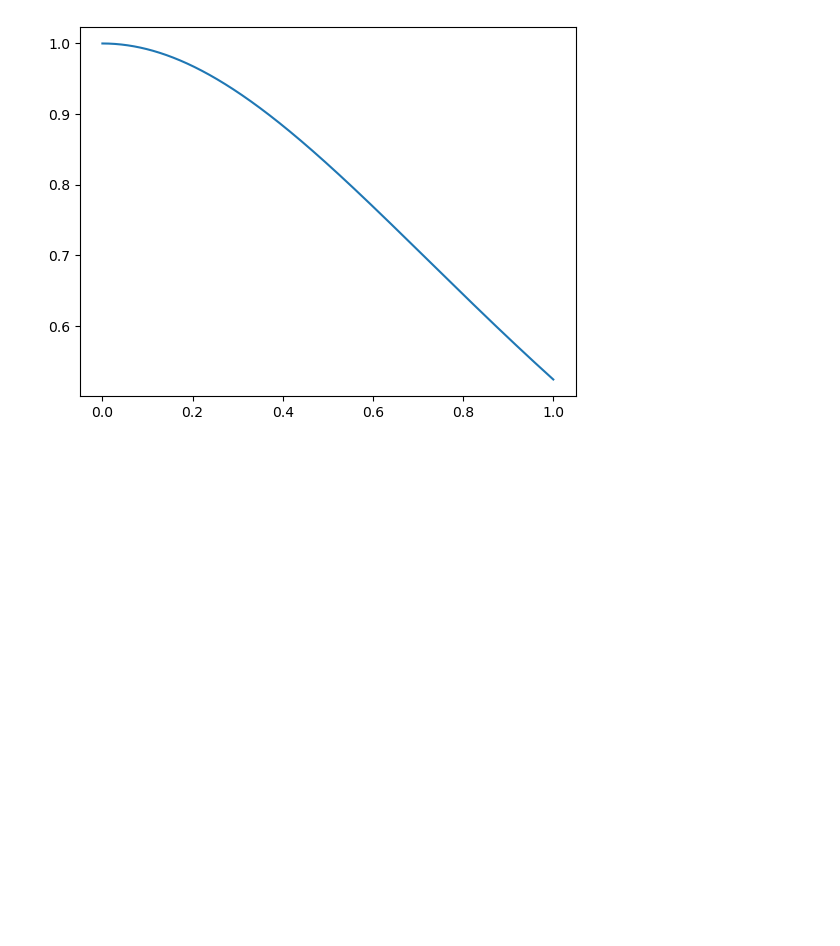
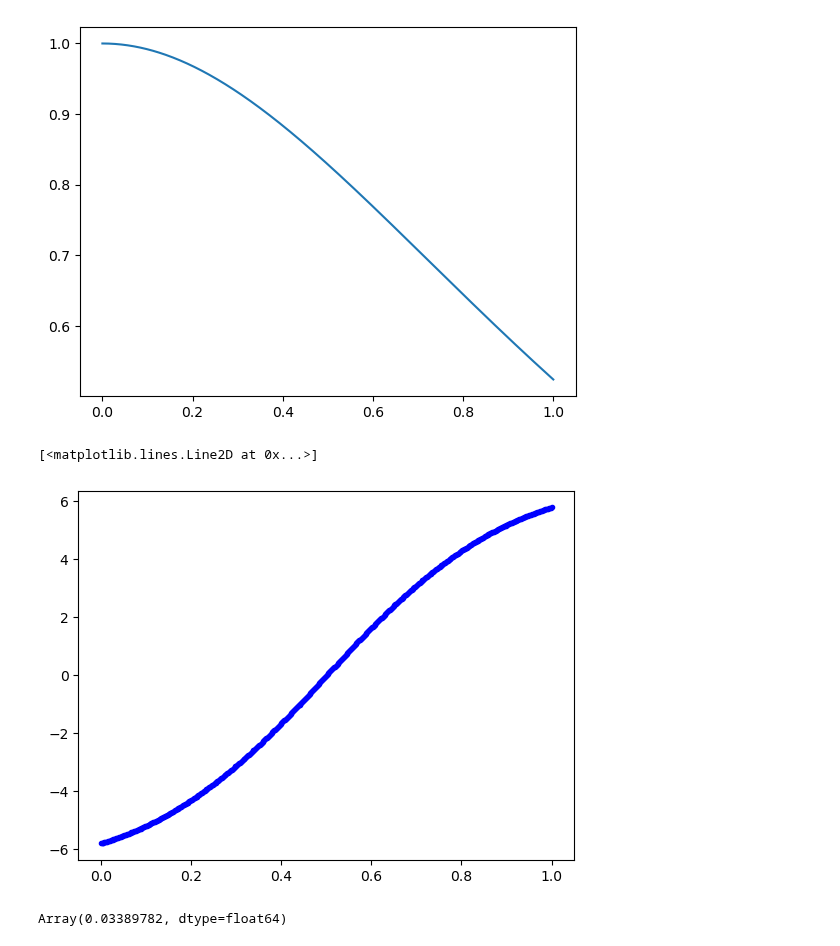
Before and after one commit to MatthieuDarcy/Kernel-NeuralNetworks-SPDEs, a Jupyter notebook: solving_elliptic/elliptic_neumann.ipynb, the cells around one changed output. Saved outputs shown, nothing was run; the diff lists cells and outputs as text; code cells hidden in the pictures; blank space fills up the shorter version.

```diff
--- a/solving_elliptic/elliptic_neumann.ipynb
+++ b/solving_elliptic/elliptic_neumann.ipynb
@@ -88,0 +103,11 @@ plt.plot(x, K[0])
+# %%
+K_boundary = vmap_boundary_x_interior_y_kernel(x,x, length_scale, 0.01, 10.0)
+# %%
+plt.plot(x, K_boundary[x.shape[0]//2],'b.', )
+# %% [output]
+[<matplotlib.lines.Line2D at 0x...>]
+[figure, added]
+# %%
+K_boundary[50, 51]
+# %% [output]
+Array(0.03389782, dtype=float64)
```
Also changed, not shown: parts of 25 cells of this notebook, 1 other file.
